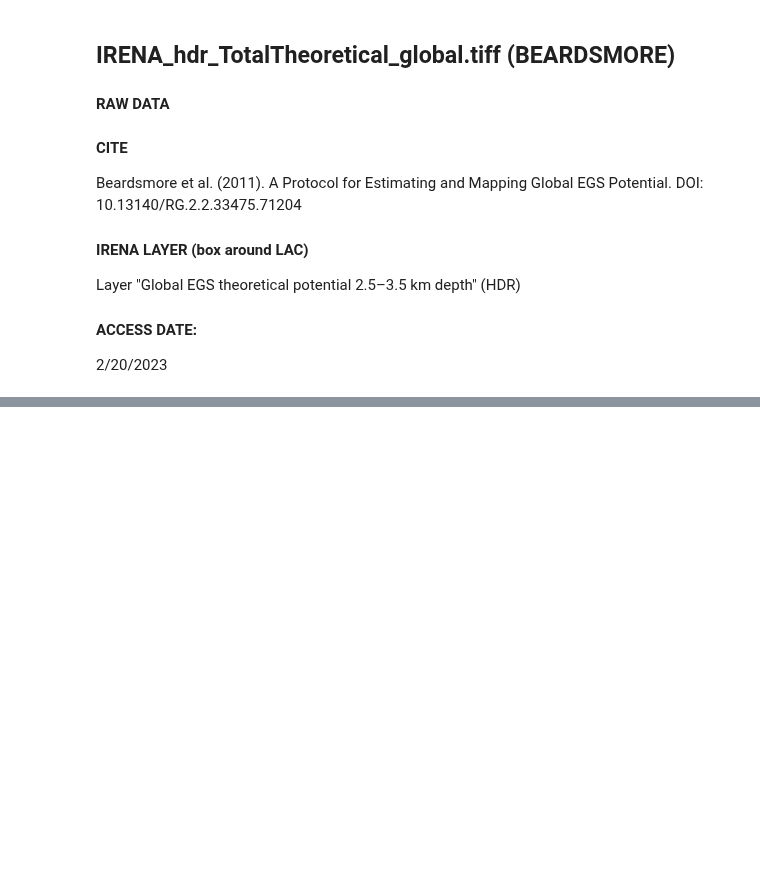
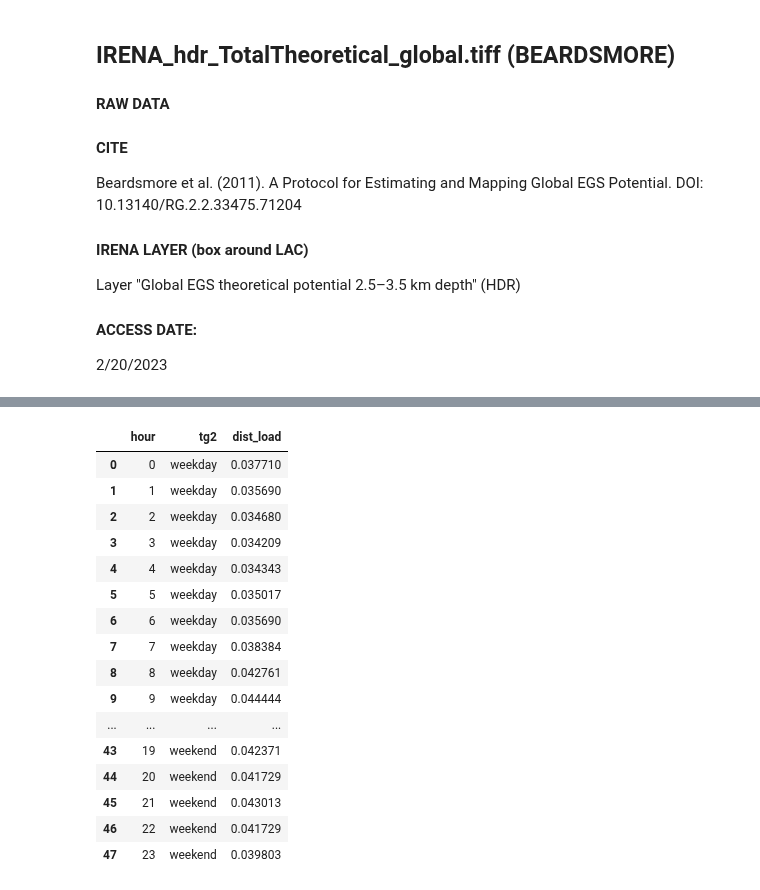
Before and after one commit to jarojasag/lac_decarbonization, a Jupyter notebook: python/data_construct-build_generation_potentials.ipynb, the cells around one changed output, grey strips where cells are left out. Saved outputs shown, nothing was run; the diff lists cells and outputs as text; code cells hidden in the pictures; blank space fills up the shorter version.

```diff
--- a/python/data_construct-build_generation_potentials.ipynb
+++ b/python/data_construct-build_generation_potentials.ipynb
@@ -194,0 +505,21 @@ Layer "Global EGS theoretical potential 2.5–3.5 km depth" (HDR)
+# %%
+df_daily_distribution
+dict_time_slice_to_hour_group
+# %% [output]
+|  | hour | tg2 | dist_load |
+| 0 | 0 | weekday | 0.037710 |
+| 1 | 1 | weekday | 0.035690 |
+| 2 | 2 | weekday | 0.034680 |
+| 3 | 3 | weekday | 0.034209 |
+| 4 | 4 | weekday | 0.034343 |
+| 5 | 5 | weekday | 0.035017 |
+| 6 | 6 | weekday | 0.035690 |
+| 7 | 7 | weekday | 0.038384 |
+| 8 | 8 | weekday | 0.042761 |
+| 9 | 9 | weekday | 0.044444 |
+| ... | ... | ... | ... |
+| 43 | 19 | weekend | 0.042371 |
+| 44 | 20 | weekend | 0.041729 |
+| 45 | 21 | weekend | 0.043013 |
+| 46 | 22 | weekend | 0.041729 |
+| 47 | 23 | weekend | 0.039803 |
```
Also changed, not shown: parts of 9 cells of this notebook, 3 other files.
